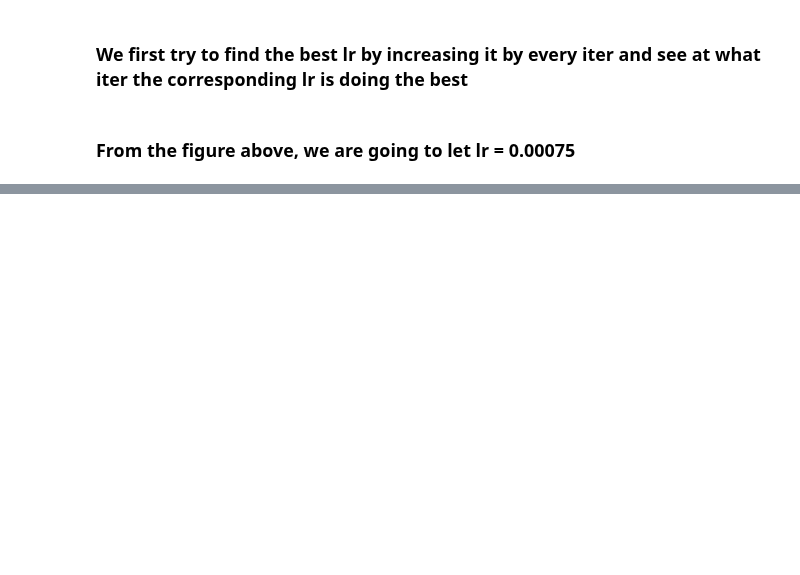
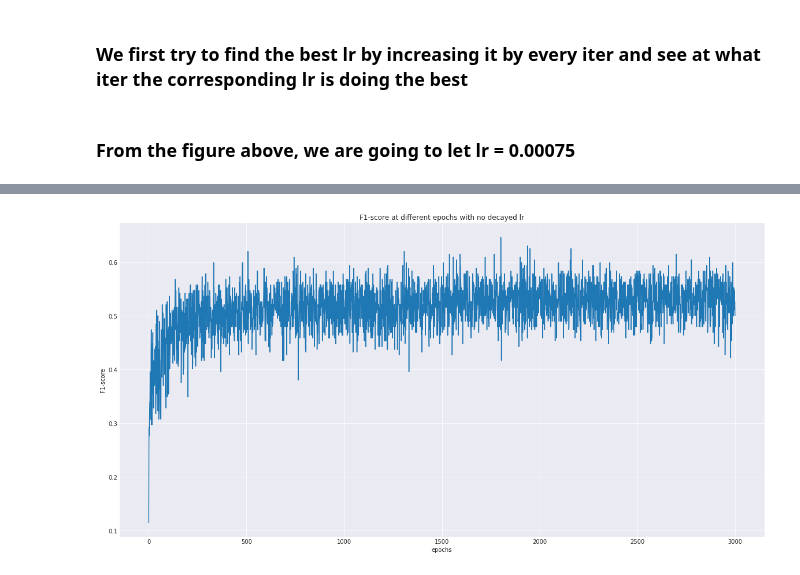
Before and after one commit to zhiaozhou/DL_Project_CapsNet, a Jupyter notebook: DL_Project_CapsNet.ipynb, the cells around one changed output, grey strips where cells are left out. Drawn from its saved outputs; the diff is of its cells as text; code cells hidden in the pictures; blank space fills up the shorter version.

```diff
--- a/DL_Project_CapsNet.ipynb
+++ b/DL_Project_CapsNet.ipynb
@@ -548,0 +569,3 @@ plt.plot(range(5000),F1_OS)
+# %%
+batch_size = 64
+steps = 2000
@@ -548,0 +668,2 @@ plt.plot(range(5000),F1_OS)
+# %%
+steps = 3000
@@ -548,0 +766,9 @@ plt.plot(range(5000),F1_OS)
+# %%
+plt.figure(figsize=(20,10))
+plt.plot(range(3000),F1_OS,label='F1-score')
+plt.xlabel('epochs')
+plt.ylabel('F1-score')
+plt.title('F1-score at different epochs with no decayed lr')
+plt.show()
+# %% [output]
+[figure, added]
```
Also changed, not shown: parts of 14 cells of this notebook, 12 other files.
